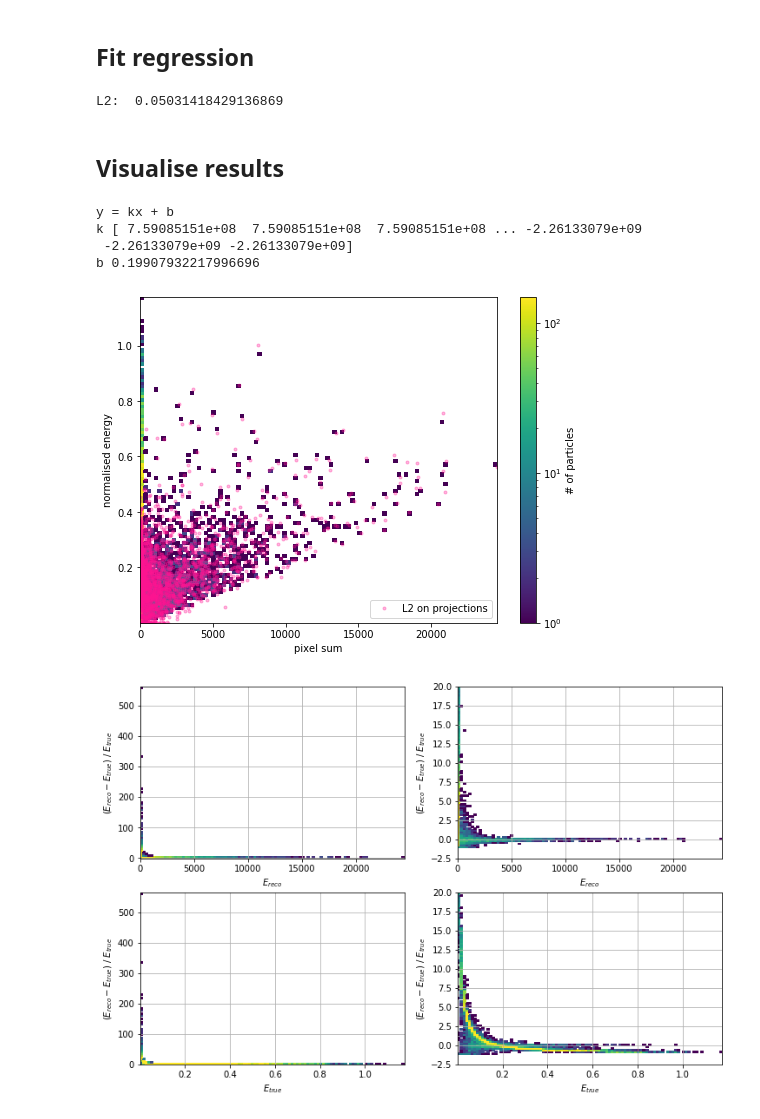
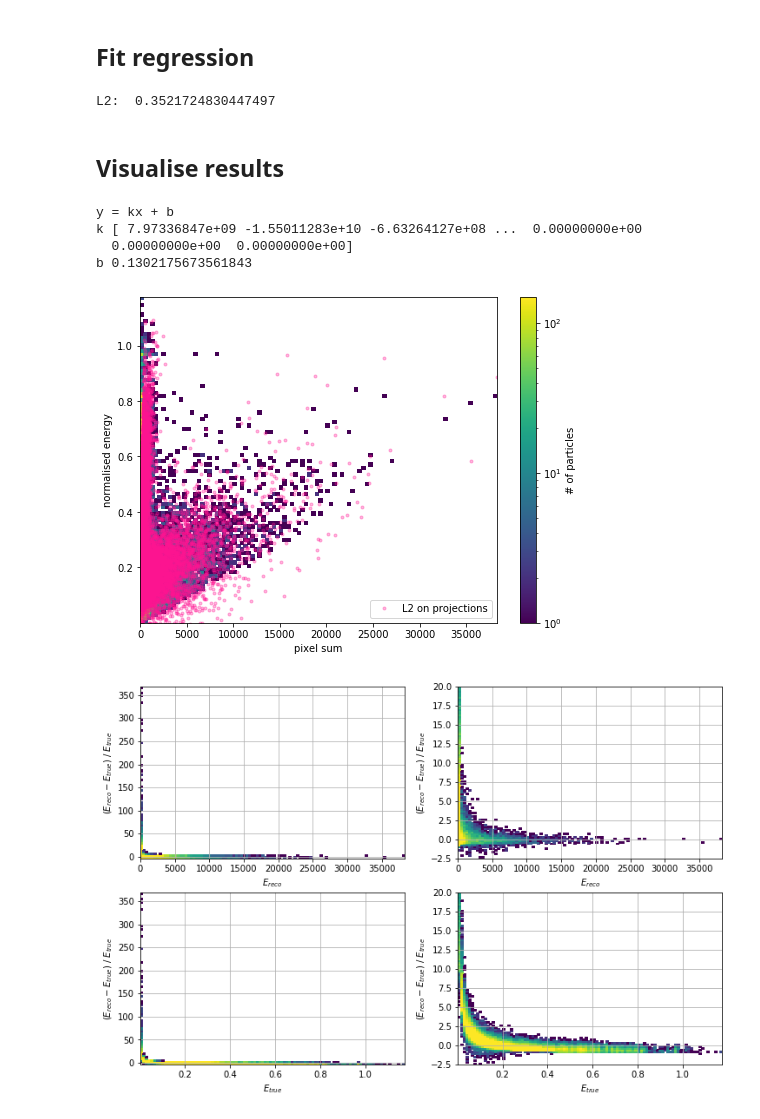
Before and after one commit to pauldebryas/SND_trackers_My_data, a Jupyter notebook: regression_projections.ipynb, the cells around one changed output. Cells and saved outputs as stored; diff of their text form; code cells hidden in the pictures.

Commit message:
Added validation scores, fixed the projection dataset

```diff
--- a/regression_projections.ipynb
+++ b/regression_projections.ipynb
@@ -19 +17,17 @@ X_train, y_train, _, _ = operate_datasets.split_dataset(full_X, full_y)
+# %%
+scifi_x, scifi_x, up_mu, down_mu_x, down_mu_y = full_X.T
+
+X_arr = []
+
+for i in range(full_X.shape[0]):
+    flat_vec = np.concatenate([scifi_x  [i].flatten(),
+                               scifi_x  [i].flatten(),
+                               up_mu    [i].flatten(),
+                               down_mu_x[i].flatten(),
+                               down_mu_y[i].flatten()])
+    X_arr.append(flat_vec)
+
+full_X = np.array(X_arr)
+# %%
+X_train, y_train, X_test, y_test = operate_datasets.split_dataset(full_X, full_y)
 # %%
@@ -21,6 +35,4 @@ X_train, y_train, _, _ = operate_datasets.split_dataset(full_X, full_y)
 #X_train, y_train = operate_datasets.clip_dataset(X_train, y_train, min_clip)
-# %%
-X_train = X_train.reshape(X_train.shape[0], -1)
 # %%
 X_train.shape
 # %% [output]
@@ -31,13 +43,13 @@ X_train.shape
 from sklearn.linear_model import LinearRegression
 from sklearn.linear_model import Lasso
 # %%
-reg_l2 = LinearRegression().fit(X_train, y_train) # positive=True ?
+model = LinearRegression().fit(X_train, y_train) # positive=True ?
 #reg_l1 = Lasso(positive=False).fit(X_train, y_train) # positive=True ???
 
-score_l2 = reg_l2.score(X_train, y_train)
+score_l2 = model.score(X_train, y_train)
 
 print('L2: ', score_l2)
 
-y_pred_l2 = reg_l2.predict(X_train)
+y_pred = model.predict(X_train)
 # %% [output]
-L2:  0.05031418429136869
+L2:  0.3521724830447497
@@ -50,24 +60,24 @@ X_sum = X_train.sum(axis=1).reshape(-1,1)
 y_train = y_train.reshape(-1,1)
 # %%
 print('y = kx + b')
-print('k', reg_l2.coef_)
-print('b', reg_l2.intercept_)
+print('k', model.coef_)
+print('b', model.intercept_)
 # %% [output]
 y = kx + b
-k [ 7.59085151e+08  7.59085151e+08  7.59085151e+08 ... -2.26133079e+09
- -2.26133079e+09 -2.26133079e+09]
-b 0.19907932217996696
+k [ 7.97336847e+09 -1.55011283e+10 -6.63264127e+08 ...  0.00000000e+00
+  0.00000000e+00  0.00000000e+00]
+b 0.1302175673561843
 # %%
 model_name = 'L2 on projections'
 save_file_prefix = model_name.replace(' ', '-')
 # %%
-model_visualisation.plot_2d_energy_hist(X_sum, y_train, y_pred_l2, model_name,
+model_visualisation.plot_2d_energy_hist(X_sum, y_train, y_pred, model_name,
                                         save_file_prefix=save_file_prefix)
 # %% [output]
-[figure, old version]
+[figure, new version]
 # %%
-model_visualisation.plot_res_vs_energy(X_sum, y_train, y_pred_l2,
+model_visualisation.plot_res_vs_energy(X_sum, y_train, y_pred,
                                        save_file_prefix=save_file_prefix)
 # %% [output]
-[figure, old version]
+[figure, new version]
 # %%
```
Also changed, not shown: parts of 9 cells of this notebook, 12 other files.
